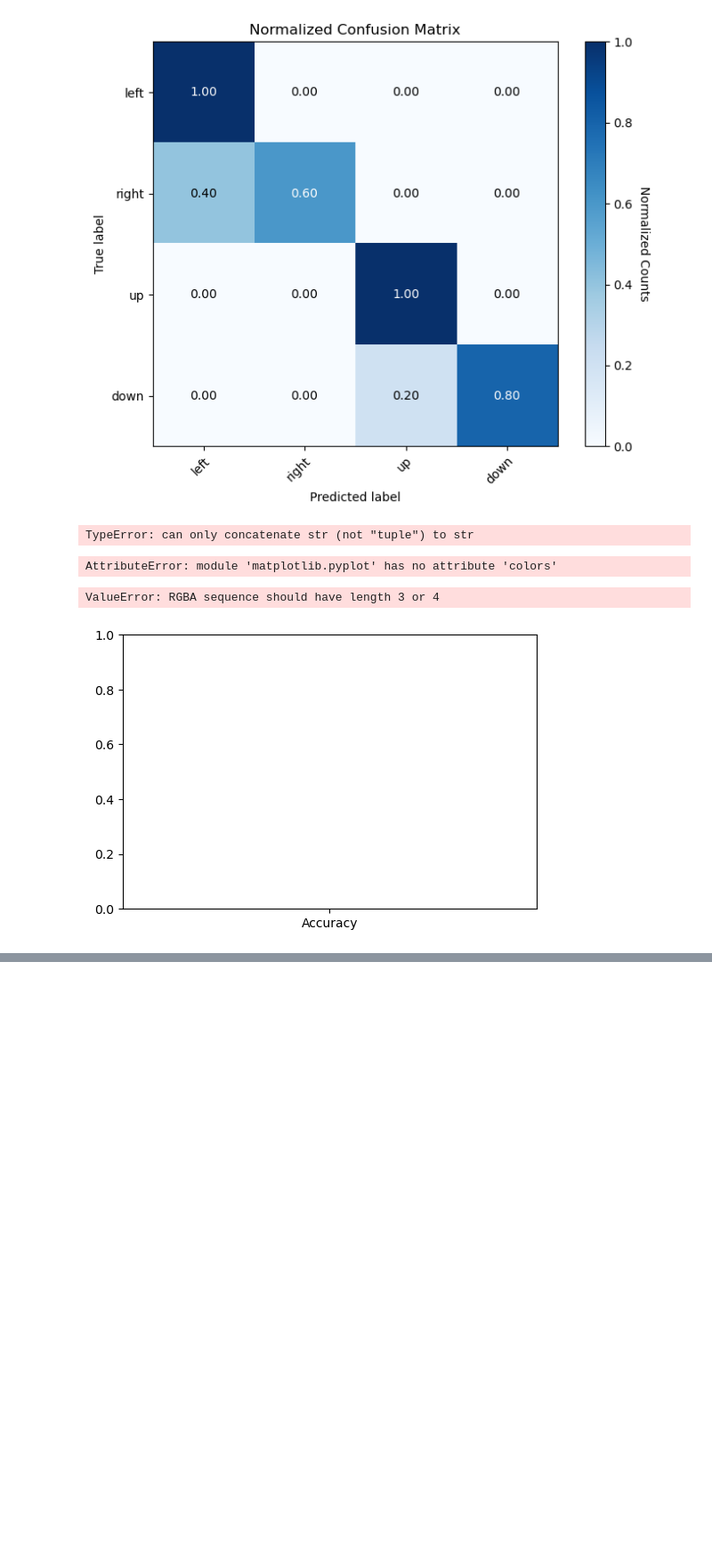
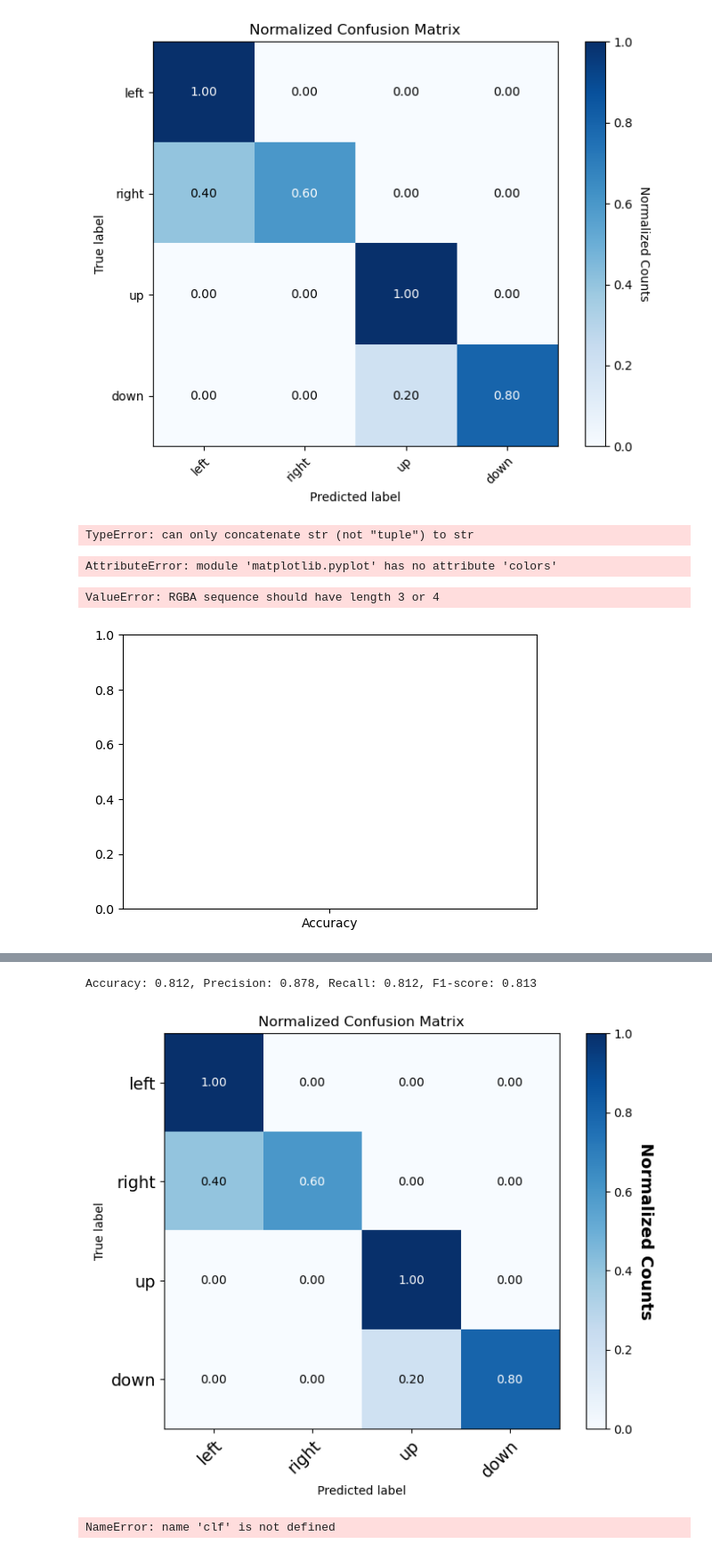
Before and after one commit to shreeshkarjagi/Senior-Capstone, a Jupyter notebook: Untitled3.ipynb, the cells around one changed output, grey strips where cells are left out. Shown at 89% size. Saved outputs shown, nothing was run; the diff lists cells and outputs as text; code cells hidden in the pictures; blank space fills up the shorter version.

```diff
--- a/Untitled3.ipynb
+++ b/Untitled3.ipynb
@@ -327,0 +375,73 @@ ValueError: RGBA sequence should have length 3 or 4
+# %%
+import numpy as np
+import matplotlib.pyplot as plt
+from sklearn.metrics import confusion_matrix, accuracy_score, precision_score, recall_score, f1_score
+
+# Dummy predicted and true labels
+y_pred = ['left', 'right', 'up', 'down', 'left', 'up', 'up', 'down', 'left', 'left', 'up', 'right', 'down', 'down', 'left', 'right']
+y_true = ['left', 'right', 'up', 'down', 'right', 'up', 'down', 'down', 'right', 'left', 'up', 'right', 'down', 'down', 'left', 'right']
+
+# Create confusion matrix
+cm = confusion_matrix(y_true, y_pred, labels=['left', 'right', 'up', 'down'])
+cm_norm = cm.astype('float') / cm.sum(axis=1)[:, np.newaxis] # Normalize
+
+# Plot confusion matrix
+fig, ax = plt.subplots(figsize=(8, 6))
+im = ax.imshow(cm_norm, interpolation='nearest', cmap=plt.cm.Blues)
+ax.set(xticks=np.arange(cm_norm.shape[1]), yticks=np.arange(cm_norm.shape[0]),
+       xticklabels=['left', 'right', 'up', 'down'], yticklabels=['left', 'right', 'up', 'down'],
+       title='Normalized Confusion Matrix', ylabel='True label', xlabel='Predicted label')
+plt.setp(ax.get_xticklabels(), rotation=45, ha="right", rotation_mode="anchor")
+
+# Add values to the plot
+thresh = cm_norm.max() / 2.
+for i in range(cm_norm.shape[0]):
+    for j in range(cm_norm.shape[1]):
+        ax.text(j, i, format(cm_norm[i, j], '.2f'), ha="center", va="center",
+                color="white" if cm_norm[i, j] > thresh else "black")
+
+# Make labels bold and bigger
+ax.set_xticklabels(ax.get_xticklabels(), fontsize=14)
+ax.set_yticklabels(ax.get_yticklabels(), fontsize=14)
+
+# Display average performance metrics
+acc = accuracy_score(y_true, y_pred)
+prec = precision_score(y_true, y_pred, average='weighted') #use weighted average for precision
+rec = recall_score(y_true, y_pred, average='weighted') #use weighted average for recall
+f1 = f1_score(y_true, y_pred, average='weighted') #use weighted average for f1-score
+print(f'Accuracy: {acc:.3f}, Precision: {prec:.3f}, Recall: {rec:.3f}, F1-score: {f1:.3f}')
+
+# Add colorbar
+cbar = ax.figure.colorbar(im, ax=ax)
+cbar.ax.set_ylabel('Normalized Counts', rotation=-90, va="bottom", fontsize=14, fontweight='bold')
+
+plt.show()
+# %% [output]
+Accuracy: 0.812, Precision: 0.878, Recall: 0.812, F1-score: 0.813
+[figure, added]
+# %%
+from sklearn.tree import plot_tree
+import matplotlib.pyplot as plt
+
+# Define a function to plot decision tree nodes without text
+def plot_tree_colors(clf, feature_names, class_names, colors):
+    plt.figure(figsize=(12,8))
+    ax = plt.subplot(111)
+    ax.spines["top"].set_visible(False)
+    ax.spines["right"].set_visible(False)
+    ax.spines["left"].set_visible(False)
+    ax.spines["bottom"].set_visible(False)
+    ax.tick_params(axis='both', which='both', bottom=False, top=False, labelbottom=False, right=False, left=False, labelleft=False)
+    plot_tree(clf, ax=ax, filled=True, feature_names=feature_names, class_names=class_names)
+    handles = [plt.Rectangle((0,0),1,1, color=color) for color in colors]
+    labels = class_names
+    plt.legend(handles, labels, loc='lower center', bbox_to_anchor=(0.5, -0.05), ncol=len(class_names))
+    plt.show()
+
+# Define the colors for each class
+colors = ['tab:blue', 'tab:orange', 'tab:green', 'tab:red']
+
+# Plot the decision tree with colors and legend
+plot_tree_colors(clf, feature_names=["amplitude", "interval"], class_names=le.classes_, colors=colors)
+# %% [output]
+NameError: name 'clf' is not defined
```
Also changed, not shown: parts of 1 cell of this notebook, 2 other files.
